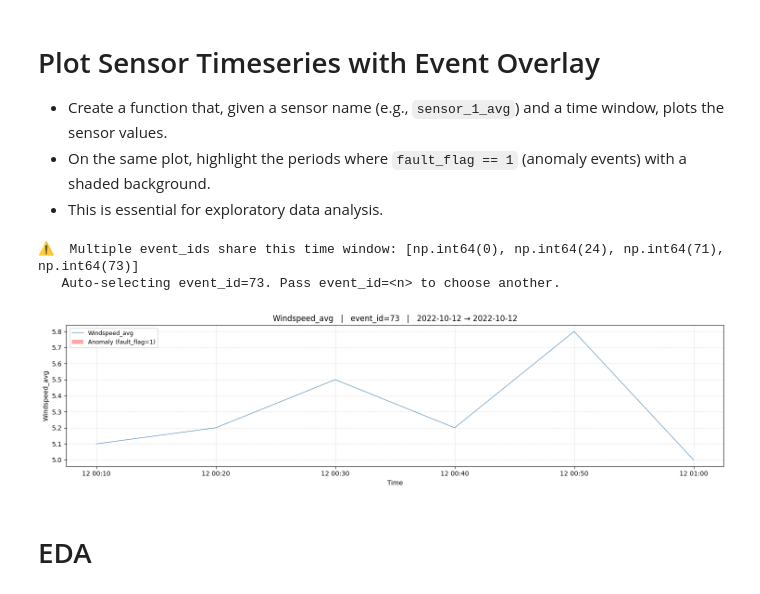
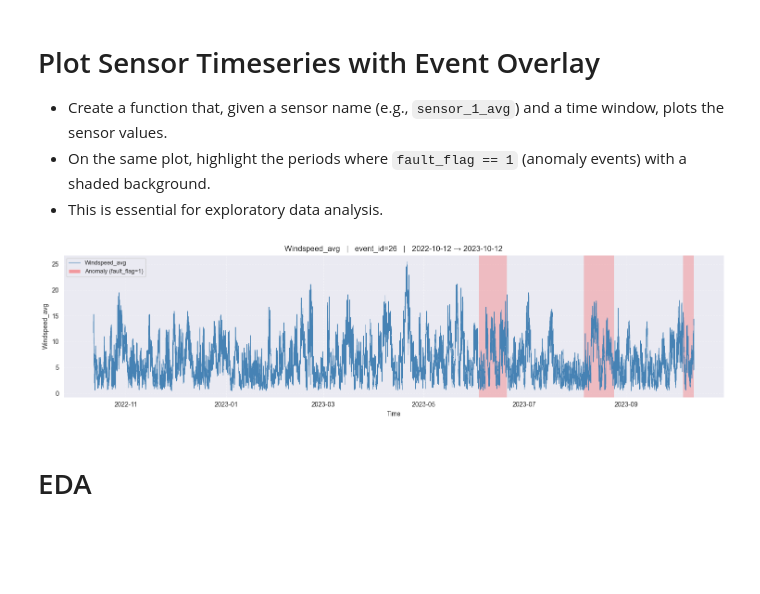
Before and after one commit to HamidrezaMirzaeian/FaultDetectionRZH, a Jupyter notebook: RZH.ipynb, the cells around one changed output. Drawn from its saved outputs; the diff is of its cells as text; code cells hidden in the pictures; blank space fills up the shorter version.

```diff
--- a/RZH.ipynb
+++ b/RZH.ipynb
@@ -314,11 +314,12 @@ def plot_sensor_timeseries(sensor_name, time_wind, event_id=None, data=None):
 
     # --- Guard against multiple overlapping events (causes zigzag lines) ---
     events_in_window = df['event_id'].unique()
-    if event_id is None:
-        if len(events_in_window) > 1:
-            print(f"⚠️  Multiple event_ids share this time window: {sorted(events_in_window)}")
-            print(f"   Auto-selecting event_id={events_in_window[0]}. "
-                  f"Pass event_id=<n> to choose another.")
+    if event_id is None and len(events_in_window) > 1:
+        raise ValueError(
+            f"Multiple event_ids exist in this time window: {sorted(events_in_window)}\n"
+            f"Please specify event_id explicitly."
+        )
+    elif event_id is None:
         event_id = events_in_window[0]
 
     df = df[df['event_id'] == event_id].copy()
@@ -343,37 +344,35 @@ def plot_sensor_timeseries(sensor_name, time_wind, event_id=None, data=None):
     # --- Shade contiguous fault_flag == 1 blocks ---
     fault_ts = df['time_stamp'].values
     fault_fl = df['fault_flag'].values
 
     in_fault    = False
     fault_start = None
     for t, f in zip(fault_ts, fault_fl):
         if f == 1 and not in_fault:
             fault_start = t
             in_fault    = True
         elif f == 0 and in_fault:
             ax.axvspan(fault_start, t, color='red', alpha=0.20, lw=0)
             in_fault = False
     if in_fault:                              # close open block at series end
         ax.axvspan(fault_start, fault_ts[-1], color='red', alpha=0.20, lw=0)
 
     # --- Legend ---
     from matplotlib.patches import Patch
     handles, labels = ax.get_legend_handles_labels()
     handles.append(Patch(facecolor='red', alpha=0.35, label='Anomaly (fault_flag=1)'))
     ax.legend(handles=handles, fontsize=9, loc='upper left')
 
     ax.set_title(f'{sensor_name}   |   event_id={event_id}   |   {str(start.date())} → {str(end.date())}', fontsize=12)
     ax.set_xlabel('Time')
     ax.set_ylabel(sensor_name)
     ax.grid(True, linestyle='--', alpha=0.4)
     plt.tight_layout()
     plt.show()
 
-plot_sensor_timeseries('Windspeed_avg', ('2022-10-12 00:00:01', '2022-10-12 01:00:00'))
+plot_sensor_timeseries('Windspeed_avg', ('2022-10-12 00:00:01', '2023-10-12 01:00:00'), event_id=26)
 # %% [output]
-⚠️  Multiple event_ids share this time window: [np.int64(0), np.int64(24), np.int64(71), np.int64(73)]
-   Auto-selecting event_id=73. Pass event_id=<n> to choose another.
-[figure, old version]
+[figure, new version]
 # %% [markdown]
 # EDA
 # %% [markdown]
```
